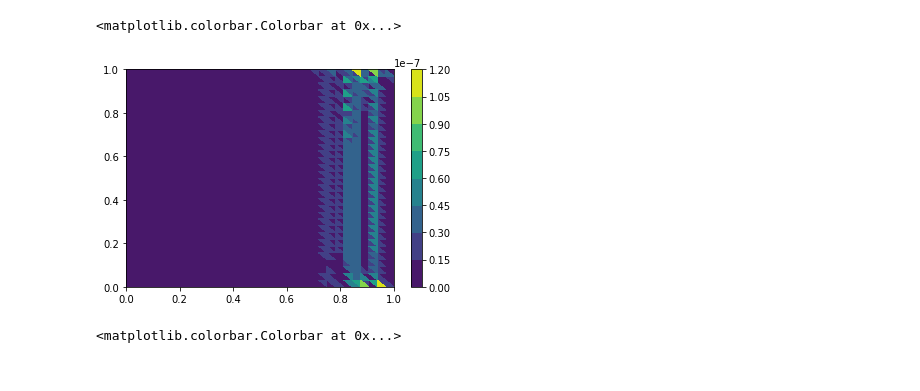
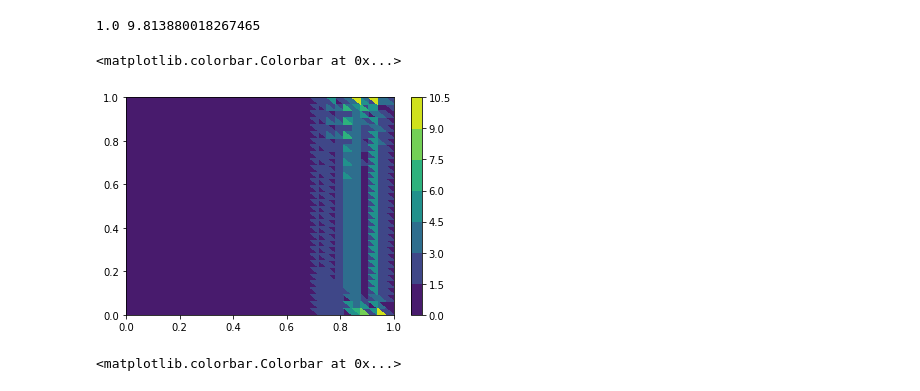
Before and after one commit to acse-akm121/oceans_goma, a Jupyter notebook: goma/src/Movement.ipynb, the cells around one changed output. Saved outputs shown, nothing was run; the diff lists cells and outputs as text; code cells hidden in the pictures.

```diff
--- a/goma/src/Movement.ipynb
+++ b/goma/src/Movement.ipynb
@@ -10,17 +8,28 @@ firedrake:WARNING OMP_NUM_THREADS is not set or is set to a value greater than 1
 # %%
 arr = np.fromfile("temp_arr")
 n = 32
 mesh = UnitSquareMesh(n, n, diagonal="left")
 P0 = FunctionSpace(mesh, "DG", 0)
 P1_vec = VectorFunctionSpace(mesh, "CG", 1)
 P1_ten = TensorFunctionSpace(mesh, "CG", 1)
 small_mesh = UnitSquareMesh(n//2, n//2, diagonal="left")
 P0_small = FunctionSpace(small_mesh, "DG", 0)
 
-m = Function(P0, val=arr)
+
+def normalize(arr):
+    return (arr - np.mean(arr)) / np.std(arr)
+
+normed_arr = normalize(arr)
+normed_arr -= np.min(normed_arr)
+normed_arr += 1
+print(np.min(normed_arr), np.max(normed_arr))
+
+
+m = Function(P0, val=normed_arr)
 tc = tricontourf(m)
 plt.colorbar(tc)
 # %% [output]
-<matplotlib.colorbar.Colorbar at 0x...>
+1.0 9.813880018267465
+<matplotlib.colorbar.Colorbar at 0x...>
-[figure, old version]
+[figure, new version]
 # %%
```
Also changed, not shown: parts of 12 cells of this notebook.
